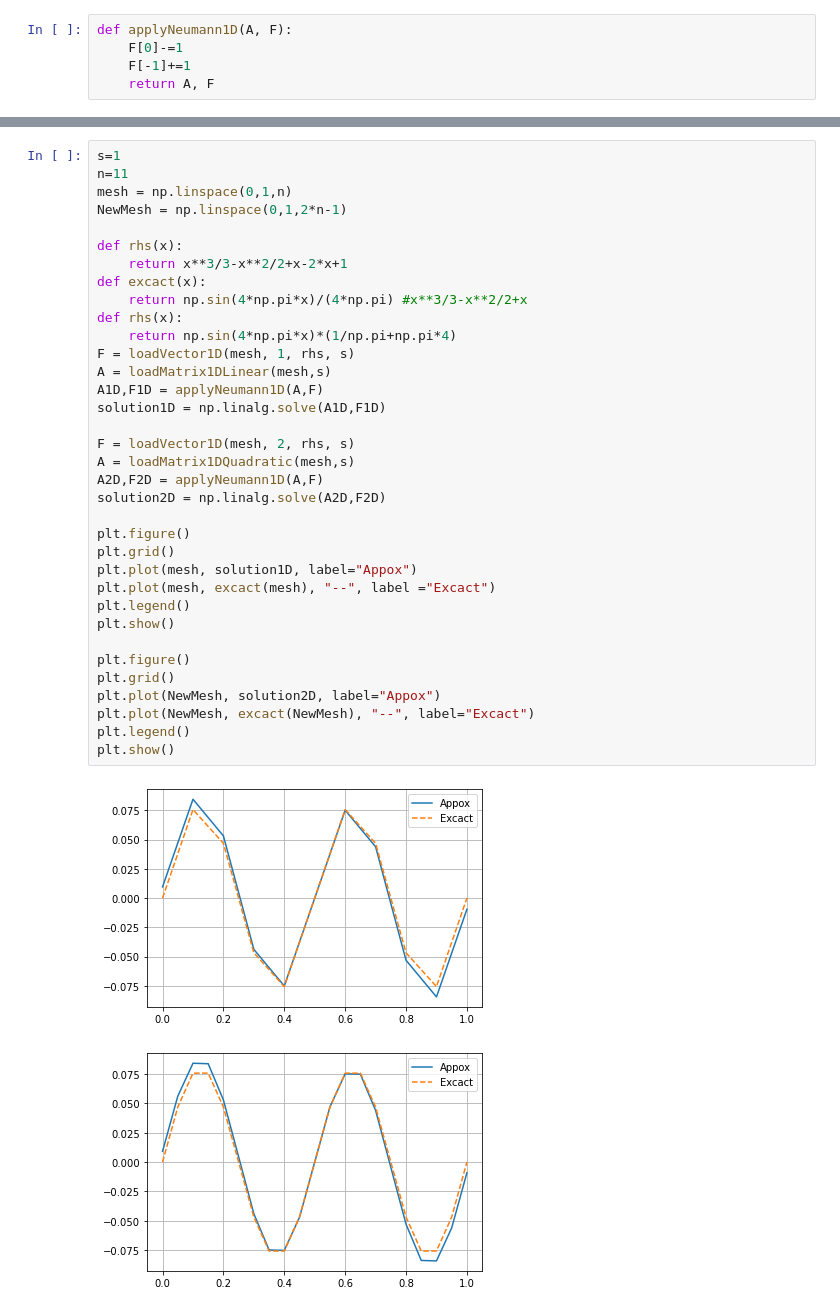
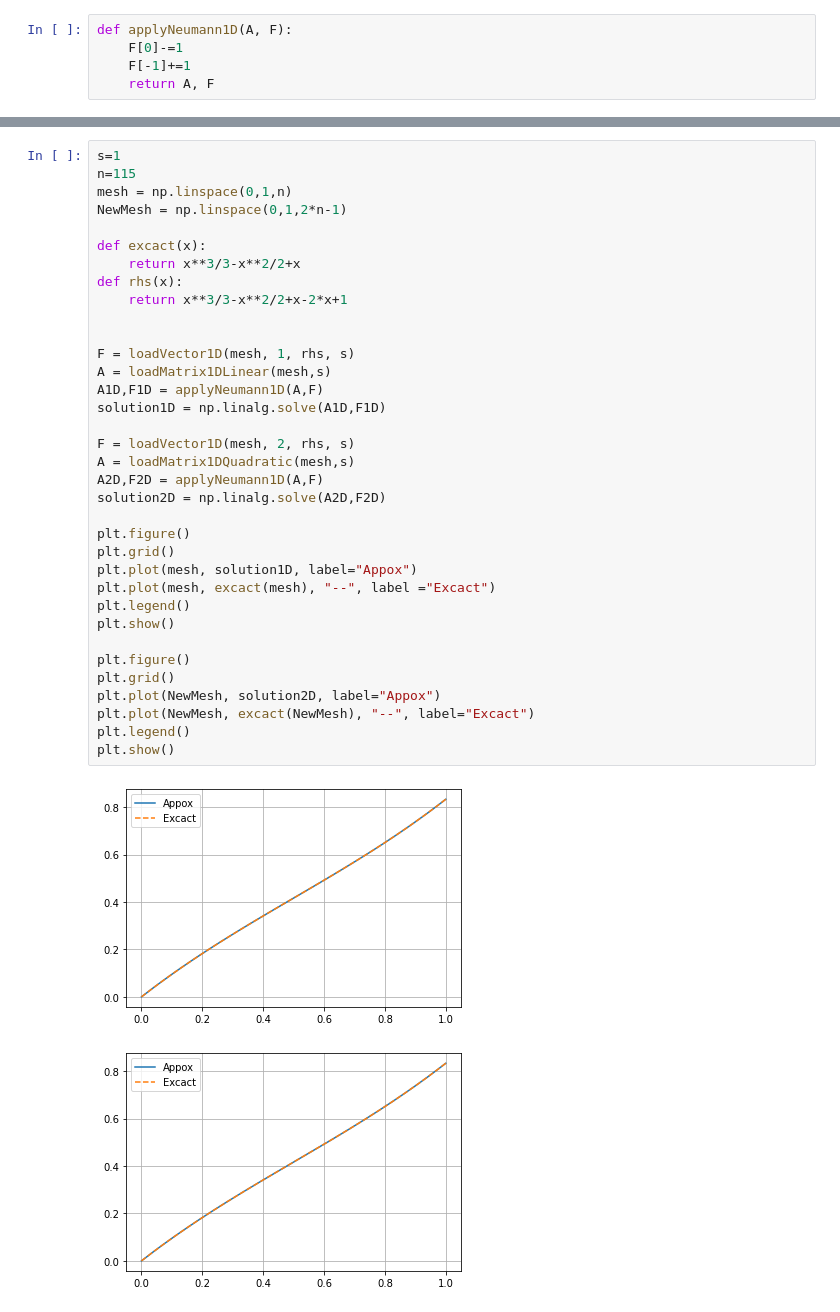
Before and after one commit to augustskog/TMA4220-Project-1, a Jupyter notebook: Project 1.ipynb, the cells around one changed output, grey strips where cells are left out. Saved outputs shown, nothing was run; the diff lists cells and outputs as text.

```diff
--- a/Project 1.ipynb
+++ b/Project 1.ipynb
@@ -454,41 +459,41 @@ def applyNeumann1D(A, F):
 # %%
 s=1
-n=11
+n=115
 mesh = np.linspace(0,1,n)
 NewMesh = np.linspace(0,1,2*n-1)
 
+def excact(x):
+    return x**3/3-x**2/2+x
 def rhs(x):
     return x**3/3-x**2/2+x-2*x+1
-def excact(x):
-    return np.sin(4*np.pi*x)/(4*np.pi) #x**3/3-x**2/2+x
-def rhs(x):
-    return np.sin(4*np.pi*x)*(1/np.pi+np.pi*4)
+
+
 F = loadVector1D(mesh, 1, rhs, s)
 A = loadMatrix1DLinear(mesh,s)
 A1D,F1D = applyNeumann1D(A,F)
 solution1D = np.linalg.solve(A1D,F1D)
 
 F = loadVector1D(mesh, 2, rhs, s)
 A = loadMatrix1DQuadratic(mesh,s)
 A2D,F2D = applyNeumann1D(A,F)
 solution2D = np.linalg.solve(A2D,F2D)
 
 plt.figure()
 plt.grid()
 plt.plot(mesh, solution1D, label="Appox")
 plt.plot(mesh, excact(mesh), "--", label ="Excact")
 plt.legend()
 plt.show()
 
 plt.figure()
 plt.grid()
 plt.plot(NewMesh, solution2D, label="Appox")
 plt.plot(NewMesh, excact(NewMesh), "--", label="Excact")
 plt.legend()
 plt.show()
 # %% [output]
-[figure, old version]
+[figure, new version]
-[figure, old version]
+[figure, new version]
 # %% [markdown]
 #### Task 2
 
```
Also changed, not shown: parts of 5 cells of this notebook.
